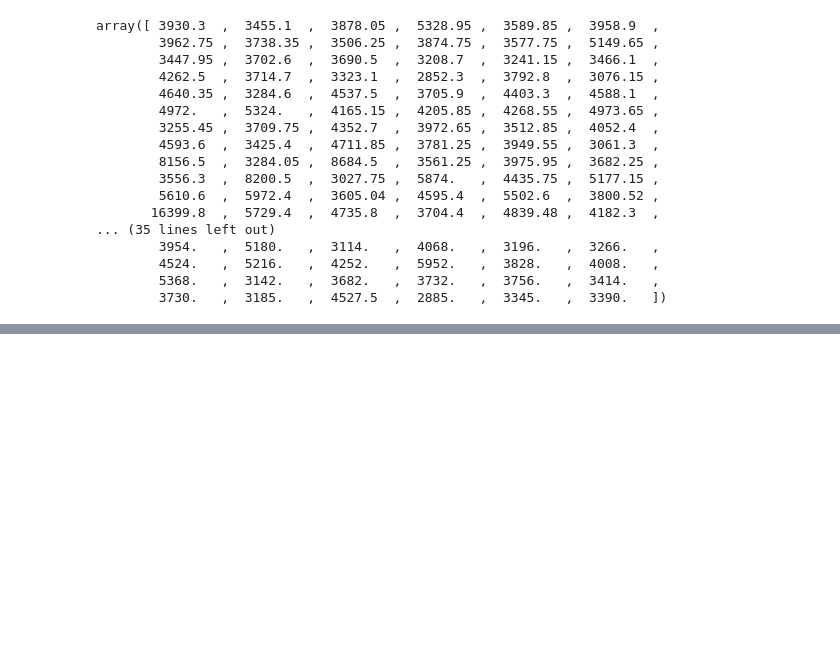
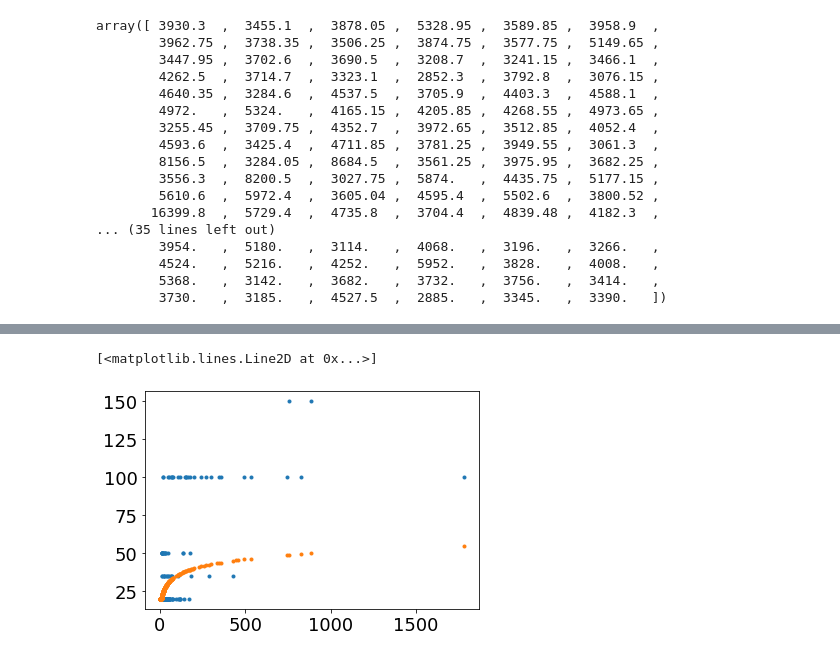
Before and after one commit to ALMA-IMF/notebooks, a Jupyter notebook: CatalogFluxHistogram.ipynb, the cells around one changed output, grey strips where cells are left out. Saved outputs shown, nothing was run; the diff lists cells and outputs as text; code cells hidden in the pictures; blank space fills up the shorter version.

Commit message:
reran catalog flux histogram

```diff
--- a/CatalogFluxHistogram.ipynb
+++ b/CatalogFluxHistogram.ipynb
@@ -263,0 +287,3 @@ array([ 3930.3  ,  3455.1  ,  3878.05 ,  5328.95 ,  3589.85 ,  3958.9  ,
+# %%
+with open('./latex-smoothed/G351-catpap.tex') as fh:
+    lines = fh.readlines()
@@ -263,0 +329,20 @@ array([ 3930.3  ,  3455.1  ,  3878.05 ,  5328.95 ,  3589.85 ,  3958.9  ,
+# %%
+lcats = {key: read_table(f'latex-smoothed/{key.split(".")[0]}-catpap.tex')
+         for key in distances}
+for key in distances:
+    lcats[key]['distance'] = distances[key]*u.kpc
+
+lconcat = table.vstack(list(lcats.values()))
+# %%
+def theo_temperature(flux_3000au):
+    m = (60-20) / (np.log10(4e3) - np.log10(10))
+    b = 60 - m * np.log10(4e3)
+    rslt = np.log10(flux_3000au.to(u.mJy).value) * m + b
+    rslt[rslt < 20] = 20
+    return rslt*u.K
+# %%
+pl.plot(lconcat['S_peak'], lconcat['T'], '.')
+pl.plot(lconcat['S_peak'], theo_temperature(lconcat['S_peak']*u.mJy), '.')
+# %% [output]
+[<matplotlib.lines.Line2D at 0x...>]
+[figure, added]
```
Also changed, not shown: parts of 11 cells of this notebook.
